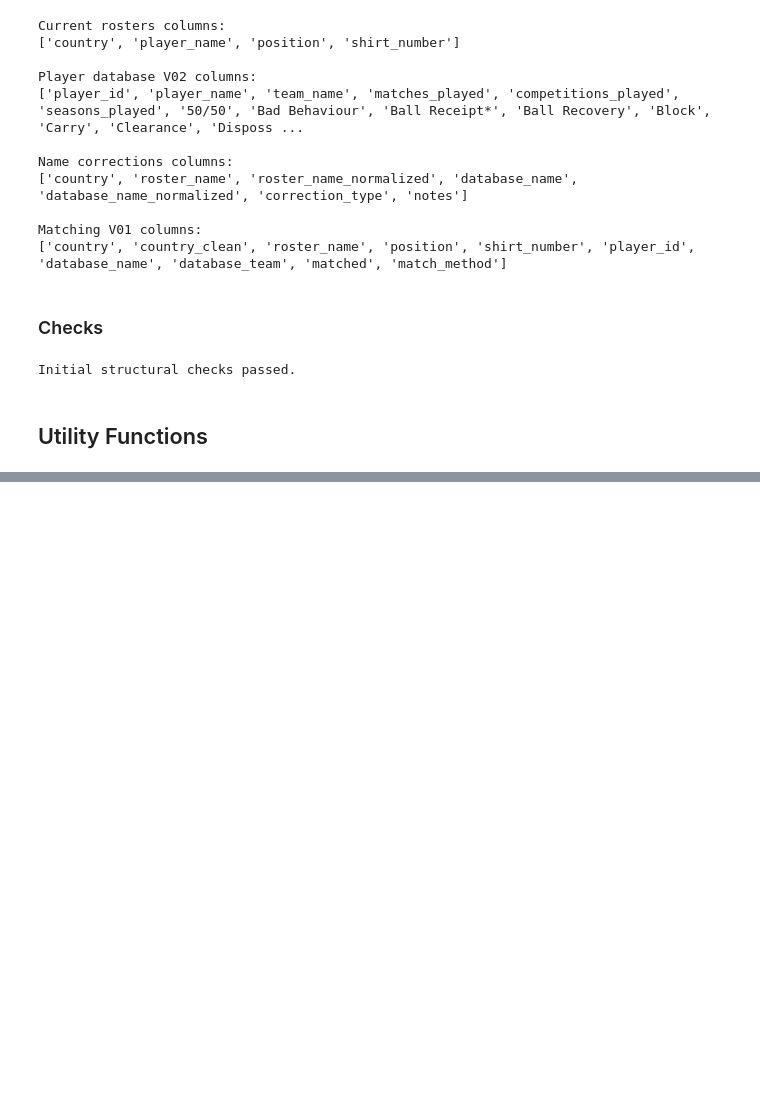
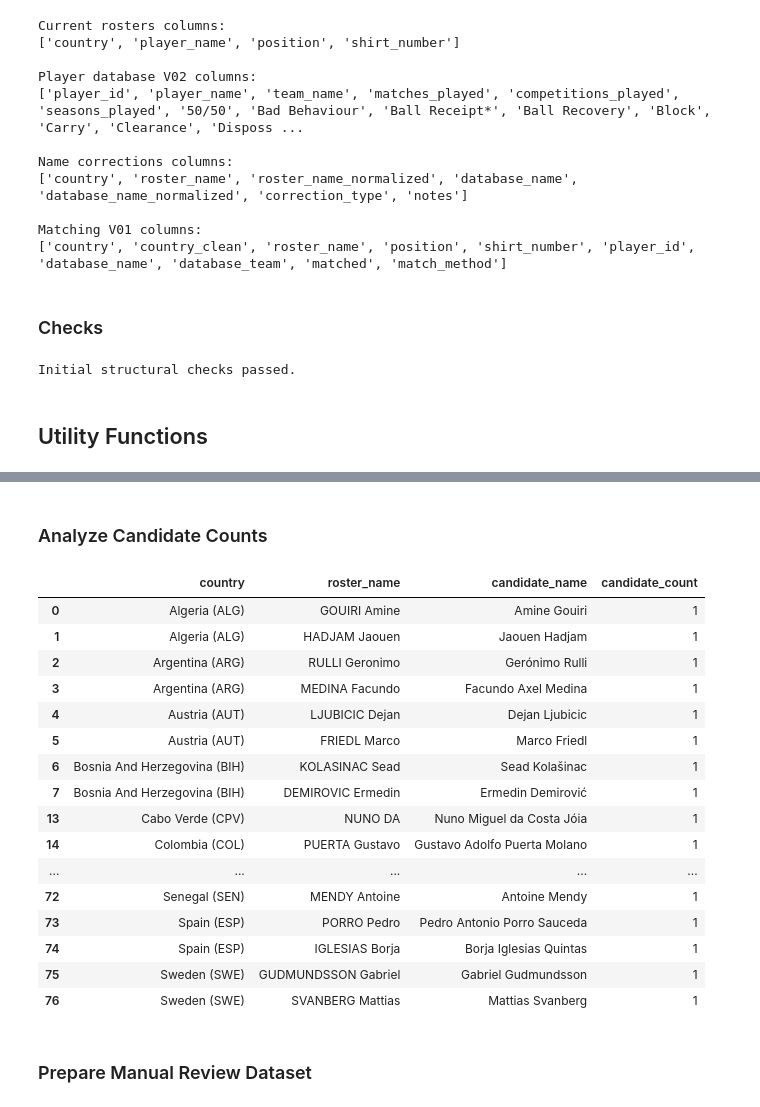
Before and after one commit to Rohtus/world-cup-predictor, a Jupyter notebook: notebooks/16_current_roster_matching_v02.ipynb, the cells around one changed output, grey strips where cells are left out. Drawn from its saved outputs; the diff is of its cells as text; code cells hidden in the pictures; blank space fills up the shorter version.

```diff
--- a/notebooks/16_current_roster_matching_v02.ipynb
+++ b/notebooks/16_current_roster_matching_v02.ipynb
@@ -300,0 +1069,8 @@ def build_name_lookup(player_database):
+# %%
+remaining_unmatched["token_count"] = (
+    remaining_unmatched["roster_name"]
+    .str.split()
+    .str.len()
+)
+
+remaining_unmatched["token_count"].value_counts().sort_index()
@@ -300,0 +1201,53 @@ def build_name_lookup(player_database):
+# %% [markdown]
+### Analyze Candidate Counts
+# %%
+candidate_counts = (
+    flexible_candidates
+    .groupby("roster_index")
+    .size()
+    .rename("candidate_count")
+)
+
+flexible_candidates = flexible_candidates.merge(
+    candidate_counts,
+    left_on="roster_index",
+    right_index=True,
+)
+
+display(
+    flexible_candidates[
+        [
+            "country",
+            "roster_name",
+            "candidate_name",
+            "candidate_count",
+        ]
+    ]
+    .sort_values(
+        [
+            "candidate_count",
+            "country",
+        ]
+    )
+    .head(50)
+)
+# %% [output]
+|  | country | roster_name | candidate_name | candidate_count |
+| 0 | Algeria (ALG) | GOUIRI Amine | Amine Gouiri | 1 |
+| 1 | Algeria (ALG) | HADJAM Jaouen | Jaouen Hadjam | 1 |
+| 2 | Argentina (ARG) | RULLI Geronimo | Gerónimo Rulli | 1 |
+| 3 | Argentina (ARG) | MEDINA Facundo | Facundo Axel Medina | 1 |
+| 4 | Austria (AUT) | LJUBICIC Dejan | Dejan Ljubicic | 1 |
+| 5 | Austria (AUT) | FRIEDL Marco | Marco Friedl | 1 |
+| 6 | Bosnia And Herzegovina (BIH) | KOLASINAC Sead | Sead Kolašinac | 1 |
+| 7 | Bosnia And Herzegovina (BIH) | DEMIROVIC Ermedin | Ermedin Demirović | 1 |
+| 13 | Cabo Verde (CPV) | NUNO DA | Nuno Miguel da Costa Jóia | 1 |
+| 14 | Colombia (COL) | PUERTA Gustavo | Gustavo Adolfo Puerta Molano | 1 |
+| ... | ... | ... | ... | ... |
+| 72 | Senegal (SEN) | MENDY Antoine | Antoine Mendy | 1 |
+| 73 | Spain (ESP) | PORRO Pedro | Pedro Antonio Porro Sauceda | 1 |
+| 74 | Spain (ESP) | IGLESIAS Borja | Borja Iglesias Quintas | 1 |
+| 75 | Sweden (SWE) | GUDMUNDSSON Gabriel | Gabriel Gudmundsson | 1 |
+| 76 | Sweden (SWE) | SVANBERG Mattias | Mattias Svanberg | 1 |
+# %% [markdown]
+### Prepare Manual Review Dataset
```
Also changed, not shown: parts of 166 cells of this notebook, 7 other files.
